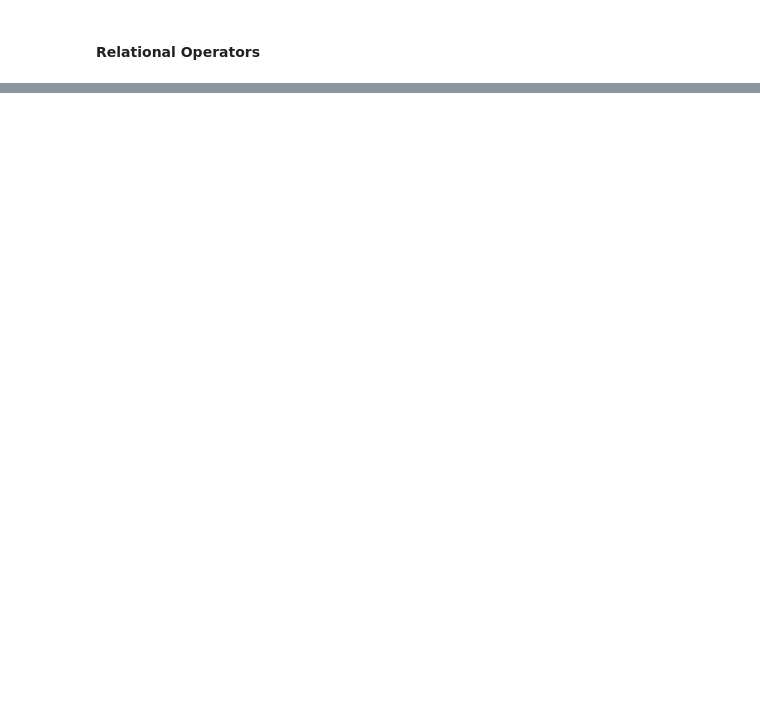
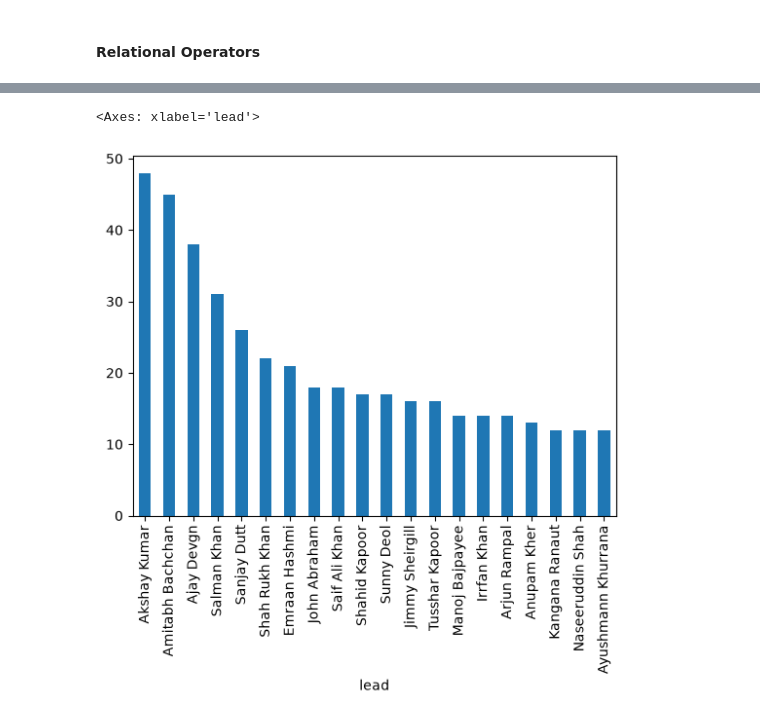
Before and after one commit to OutlierAashi-labs/Pandas_learnning_Journey, a Jupyter notebook: PANDAS_Notebook1.ipynb, the cells around one changed output, grey strips where cells are left out. Saved outputs shown, nothing was run; the diff lists cells and outputs as text; code cells hidden in the pictures; blank space fills up the shorter version.

```diff
--- a/PANDAS_Notebook1.ipynb
+++ b/PANDAS_Notebook1.ipynb
@@ -507,0 +646,5 @@ print(max(vk))
+# %%
+Movies.value_counts().head(20).plot(kind = 'bar')
+# %% [output]
+<Axes: xlabel='lead'>
+[figure, added]
```
Also changed, not shown: parts of 20 cells of this notebook.
